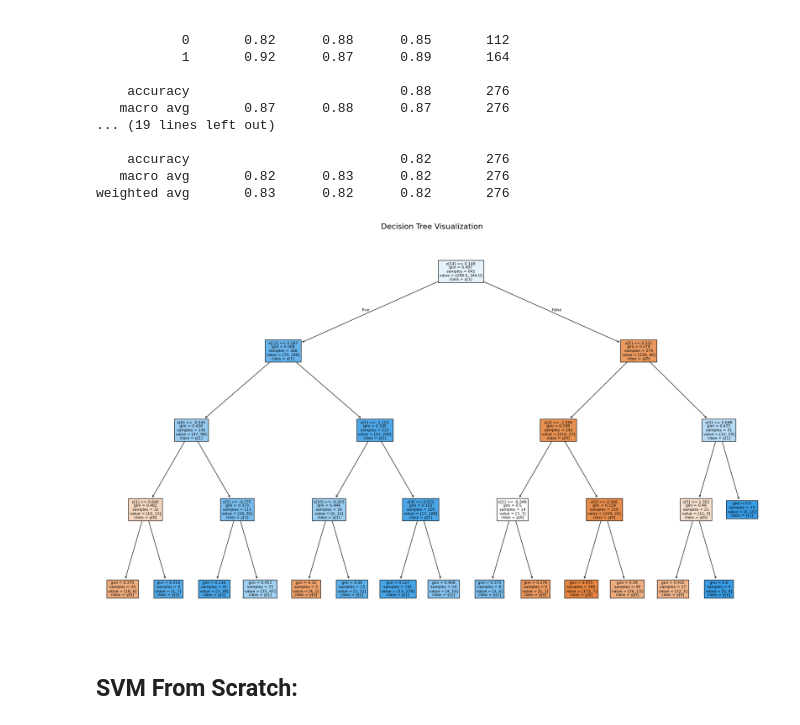
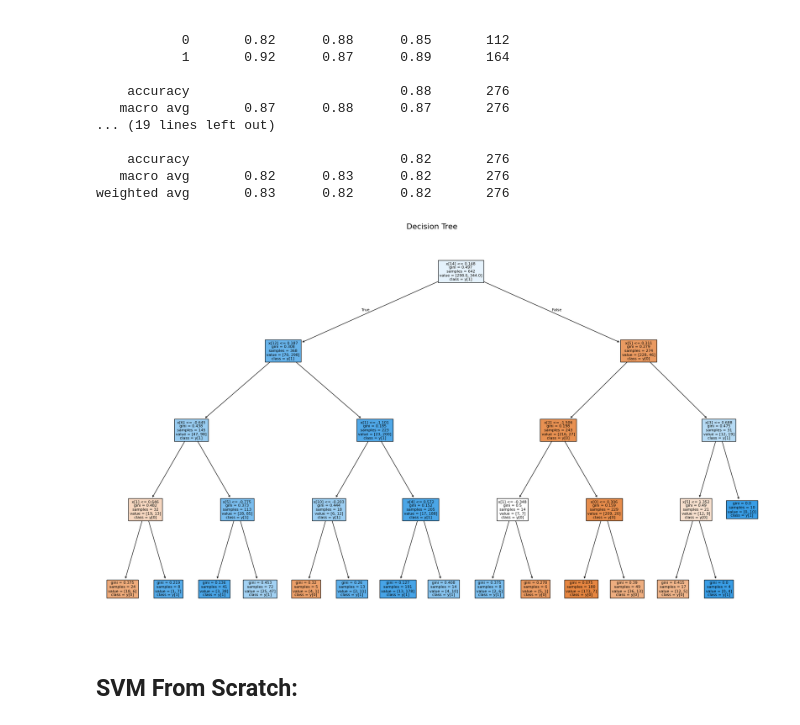
Before and after one commit to HossemCharrak/ml-lab-4, a Jupyter notebook: TP4.ipynb, the cells around one changed output. Drawn from its saved outputs; the diff is of its cells as text; code cells hidden in the pictures.

```diff
--- a/TP4.ipynb
+++ b/TP4.ipynb
@@ -271,15 +271,15 @@ weighted avg       0.83      0.82      0.82       276
 # %%
 dt = DecisionTreeClassifier(max_depth=4, random_state=42)
 dt.fit(X_train_scaled, y_train)
 
 plt.figure(figsize=(25, 15))
 plot_tree(dt, filled=True, feature_names=None, class_names=True)
-plt.title("Decision Tree Visualization", fontsize=16)
+plt.title("Decision Tree", fontsize=16)
 plt.show()
 plt.savefig("decision_tree.png")
 plt.close()
 # %% [output]
-[figure, old version]
+[figure, new version]
 # %% [markdown]
 ## SVM From Scratch:
 # %%
```
Also changed, not shown: parts of 3 cells of this notebook.
